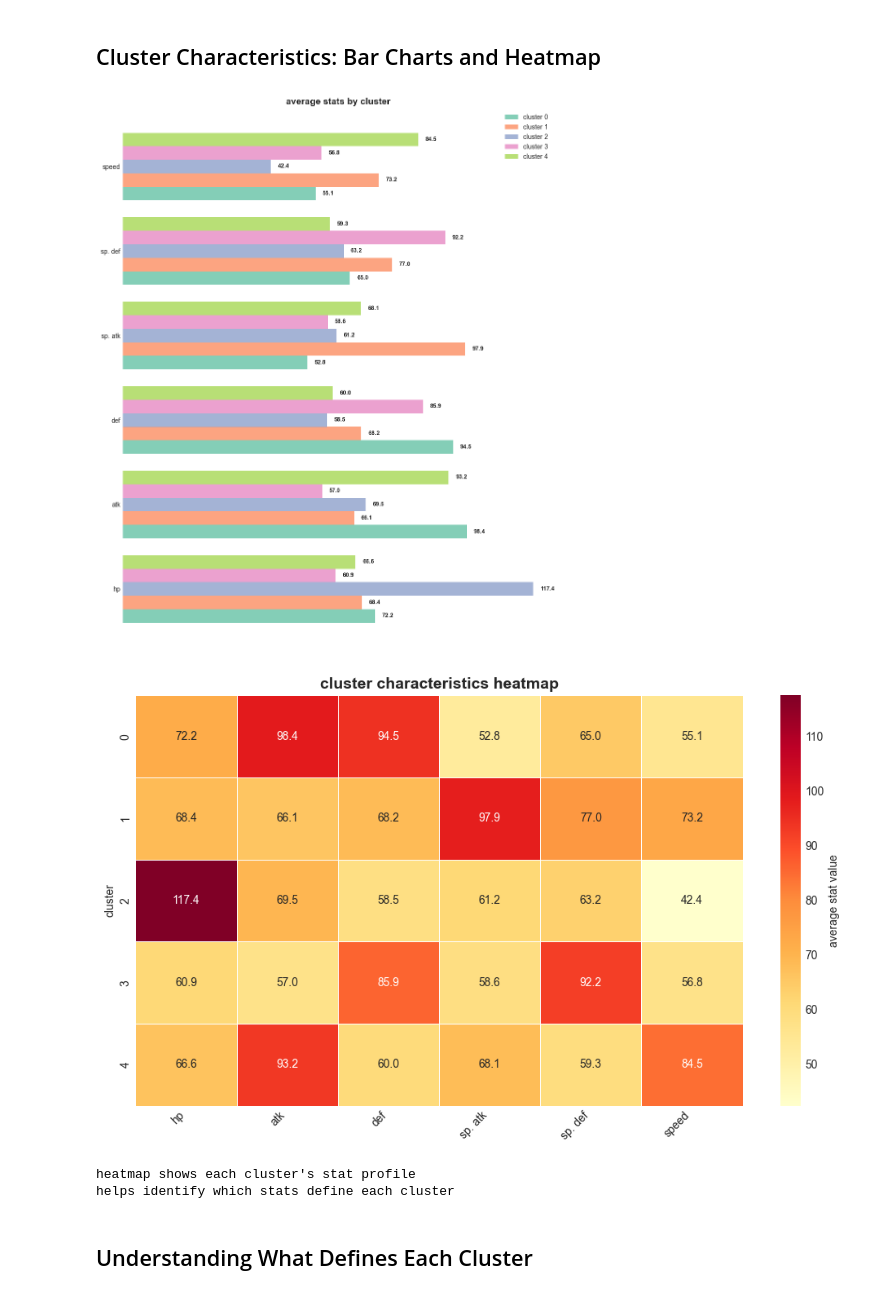
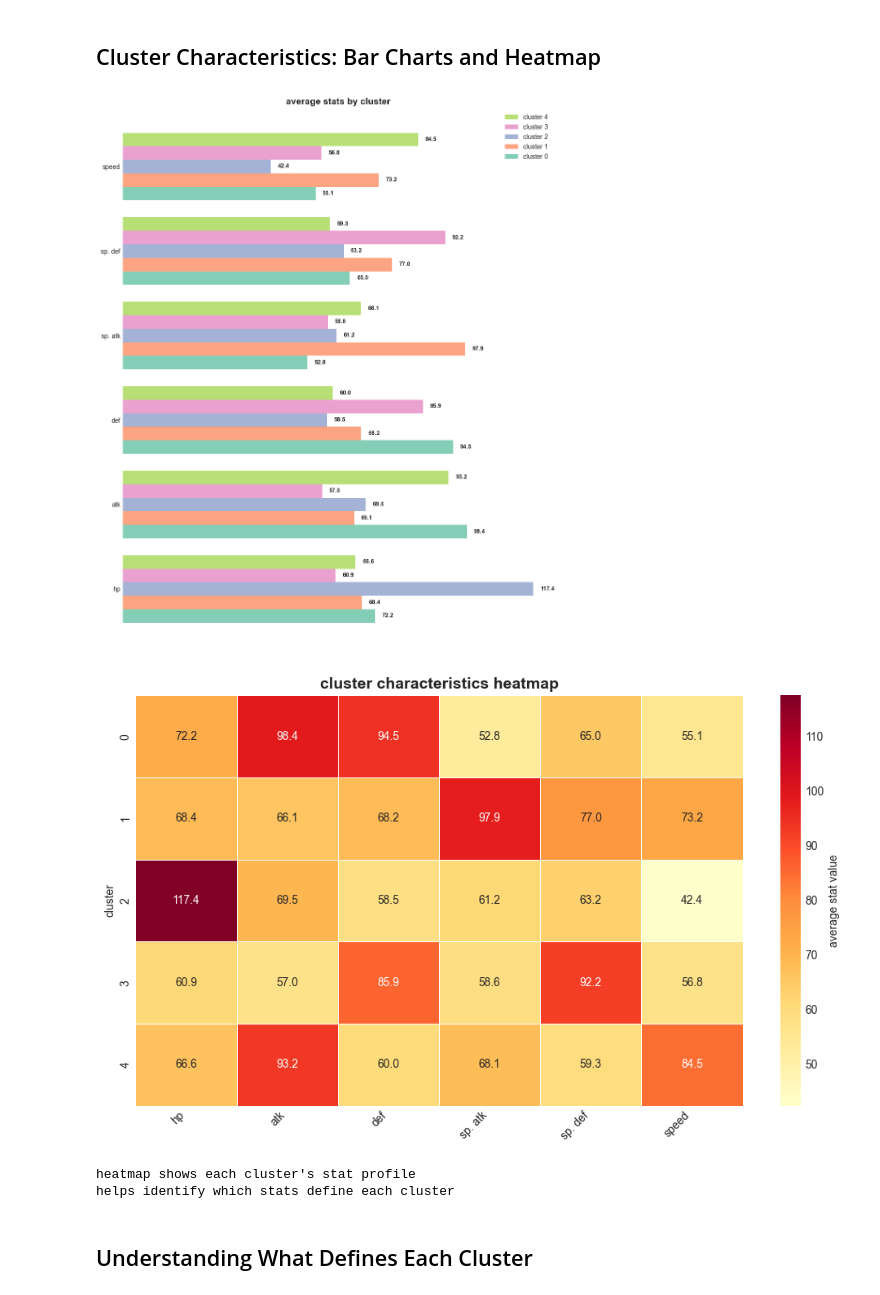
Before and after one commit to Redseba/Team-Rocket-Research, a Jupyter notebook: 3_clustering_analysis.ipynb, the cells around one changed output. Drawn from its saved outputs; the diff is of its cells as text; code cells hidden in the pictures.

```diff
--- a/3_clustering_analysis.ipynb
+++ b/3_clustering_analysis.ipynb
@@ -161,7 +161,14 @@ for k in K_range:
 
 # plot silhouette scores
 plt.figure(figsize=(12, 6))
-plt.plot(K_range, silhouette_scores, 'o-', color=presentation_palette[0], linewidth=2, markersize=8)
+# plot all points except k=5
+for i, (k, score) in enumerate(zip(K_range, silhouette_scores)):
+    if k == 5:
+        plt.plot(k, score, 'o', color=presentation_palette[1], markersize=10, label='k=5')
+    else:
+        plt.plot(k, score, 'o', color=presentation_palette[0], markersize=8)
+plt.plot(K_range, silhouette_scores, '-', color=presentation_palette[0], linewidth=2)
+
 plt.xlabel('number of clusters (k)', fontsize=12)
 plt.ylabel('silhouette score', fontsize=12)
 plt.title('silhouette analysis for optimal k', fontsize=14, fontweight='bold')
@@ -184,9 +191,6 @@ best_k_idx = valid_k_indices[np.argmax([silhouette_scores[i] for i in valid_k_in
 best_k = list(K_range)[best_k_idx]
 best_score = silhouette_scores[best_k_idx]
 
-plt.axvline(x=best_k, color=presentation_palette[1], linestyle='--', linewidth=1,
-            label=f'chosen k={best_k} (score={best_score:.3f})')
-
 # add value labels for all points
 for i, (k, score) in enumerate(zip(K_range, silhouette_scores)):
     plt.text(k, score, f'{score:.3f}', ha='center', va='bottom', fontsize=8, fontweight='bold')
@@ -290,44 +294,49 @@ cluster_stats_plot = cluster_stats[base_stats_cols].T
 y = np.arange(len(base_stats_cols))
 height = 0.8 / optimal_k
 
-for i in range(optimal_k):
+bar_handles = []
+bar_labels = []
+# reverse the order for plotting and legend
+for i in reversed(range(optimal_k)):
     bars = plt.barh(y + i * height, cluster_stats_plot[i], height,
-                    label=f'cluster {i}', color=presentation_palette[i % len(presentation_palette)], alpha=0.8)
-
+                    color=presentation_palette[i % len(presentation_palette)], alpha=0.8)
+    bar_handles.append(bars[0])
+    bar_labels.append(f'cluster {i}')
     # add value labels directly on bars
     for bar, value in zip(bars, cluster_stats_plot[i]):
         plt.text(value + 2, bar.get_y() + bar.get_height()/2, f'{value:.1f}',
                 ha='left', va='center', fontsize=9, fontweight='bold')
 
 plt.title('average stats by cluster', fontsize=14, fontweight='bold')
 plt.yticks(y + height * (optimal_k - 1) / 2, [get_short_stat_label(s) for s in base_stats_cols])
-plt.legend()
+# legend order matches bar order
+plt.legend(bar_handles, bar_labels)
 plt.gca().spines['left'].set_visible(False)
 plt.gca().spines['right'].set_visible(False)
 plt.gca().spines['top'].set_visible(False)
 plt.gca().spines['bottom'].set_visible(False)
 plt.gca().xaxis.set_visible(False)
 plt.gca().yaxis.set_visible(True)
 plt.grid(False)
 plt.tight_layout()
 plt.savefig('figures/clustering/cluster_characteristics.png', dpi=300, bbox_inches='tight')
 plt.show()
 
 # heatmap of cluster characteristics
 plt.figure(figsize=(10, 6))
 ax = sns.heatmap(cluster_stats[base_stats_cols], annot=True, fmt='.1f', cmap='YlOrRd',
             linewidths=0.5, cbar_kws={'label': 'average stat value'})
 plt.title('cluster characteristics heatmap', fontsize=14, fontweight='bold')
 plt.ylabel('cluster')
 ax.set_xticklabels([get_short_stat_label(s) for s in base_stats_cols], rotation=45, ha='right')
 plt.tight_layout()
 plt.savefig('figures/clustering/cluster_heatmap.png', dpi=300, bbox_inches='tight')
 plt.show()
 
 print("heatmap shows each cluster's stat profile")
 print("helps identify which stats define each cluster")
 # %% [output]
-[figure, old version]
+[figure, new version]
 [figure]
 heatmap shows each cluster's stat profile
 helps identify which stats define each cluster
```
Also changed, not shown: parts of 2 cells of this notebook, 7 other files.
